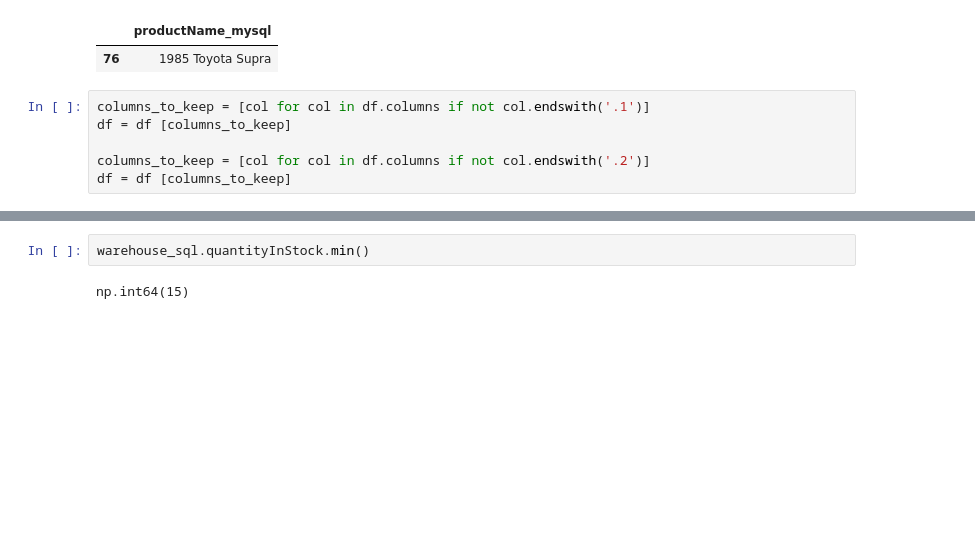
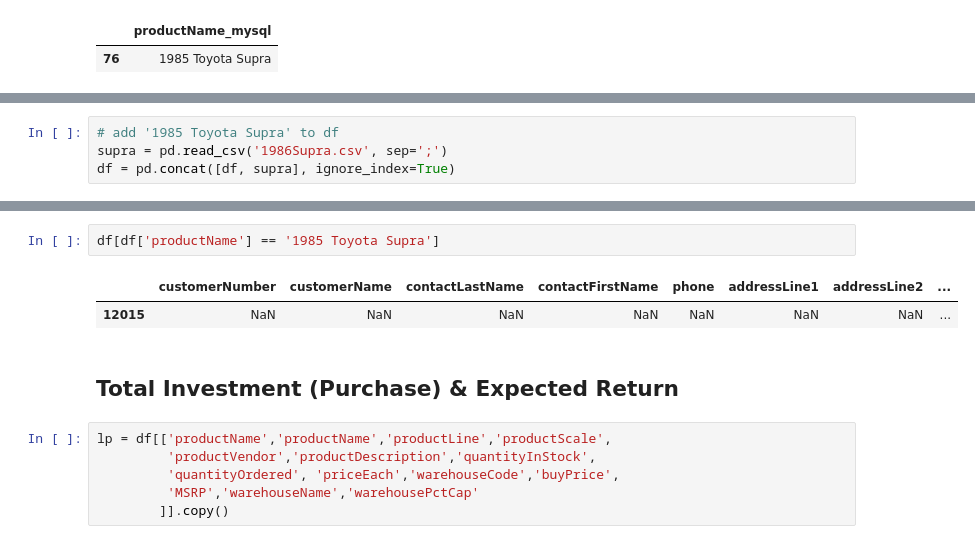
Before and after one commit to amarindraa/Analyze-Data-in-a-Model-Car-Database-with-MySQL-Workbench, a Jupyter notebook: Analyze Data in a Model Car Database with MySQL Workbench.ipynb, the cells around one changed output, grey strips where cells are left out. Drawn from its saved outputs; the diff is of its cells as text; blank space fills up the shorter version.

```diff
--- a/Analyze Data in a Model Car Database with MySQL Workbench.ipynb
+++ b/Analyze Data in a Model Car Database with MySQL Workbench.ipynb
@@ -134,9 +113,3 @@ productName_distinct_sql[~productName_distinct_sql['productName_mysql'].isin(pro
 # %% [output]
 |  | productName_mysql |
 | 76 | 1985 Toyota Supra |
-# %%
-columns_to_keep = [col for col in df.columns if not col.endswith('.1')]
-df = df [columns_to_keep]
-
-columns_to_keep = [col for col in df.columns if not col.endswith('.2')]
-df = df [columns_to_keep]
@@ -145 +118,5 @@ df = df [columns_to_keep]
+# %%
+# add '1985 Toyota Supra' to df
+supra = pd.read_csv('1986Supra.csv', sep=';')
+df = pd.concat([df, supra], ignore_index=True)
 # %%
@@ -244,4 +147,13 @@ warehouse_sql.sample()
-# %%
-warehouse_sql.quantityInStock.min()
-# %% [output]
-np.int64(15)
+# %%
+df[df['productName'] == '1985 Toyota Supra']
+# %% [output]
+|  | customerNumber | customerName | contactLastName | contactFirstName | phone | addressLine1 | addressLine2 | ... |
+| 12015 | NaN | NaN | NaN | NaN | NaN | NaN | NaN | ... |
+# %% [markdown]
+## Total Investment (Purchase) & Expected Return
+# %%
+lp = df[['productName','productName','productLine','productScale',
+         'productVendor','productDescription','quantityInStock',
+         'quantityOrdered',	'priceEach','warehouseCode','buyPrice',
+         'MSRP','warehouseName','warehousePctCap'
+        ]].copy()
```
Also changed, not shown: parts of 66 cells of this notebook, 2 other files.
